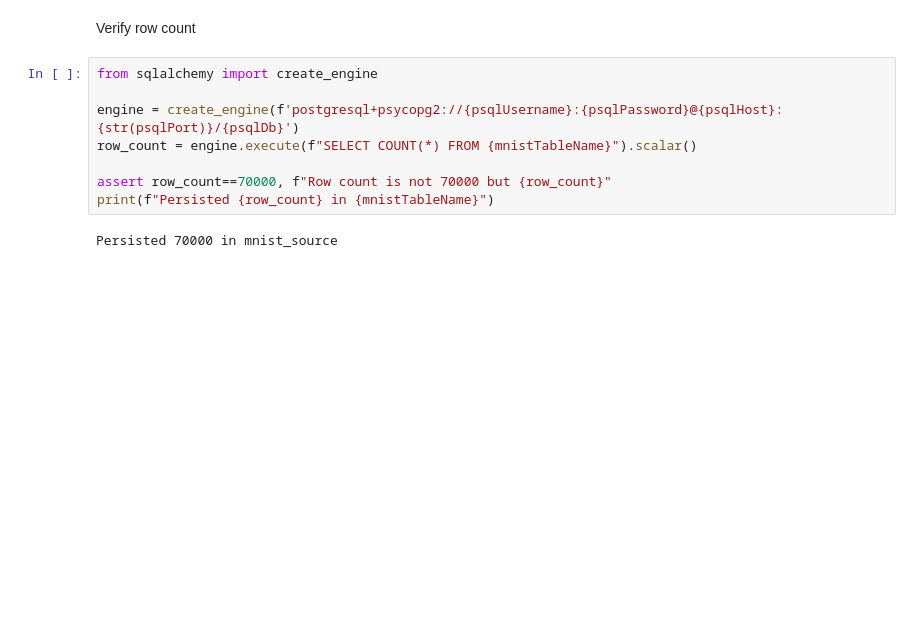
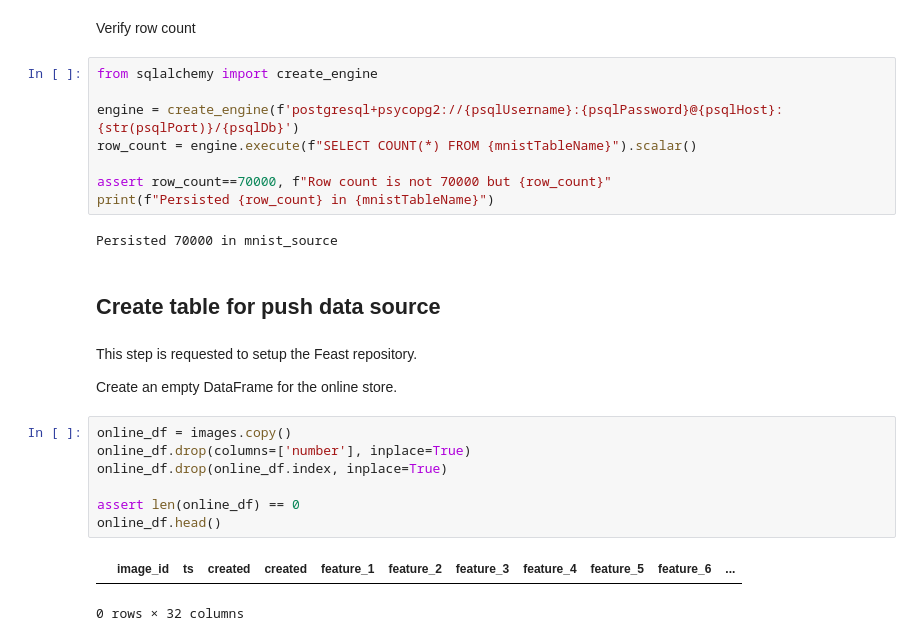
Before and after one commit to RHEcosystemAppEng/feast-workshop-team-share, a Jupyter notebook: feast_modelregistry/00-persist-mnist.ipynb, the cells around one changed output. Drawn from its saved outputs; the diff is of its cells as text; blank space fills up the shorter version.

```diff
--- a/feast_modelregistry/00-persist-mnist.ipynb
+++ b/feast_modelregistry/00-persist-mnist.ipynb
@@ -225,3 +226,19 @@ assert row_count==70000, f"Row count is not 70000 but {row_count}"
 print(f"Persisted {row_count} in {mnistTableName}")
 # %% [output]
 Persisted 70000 in mnist_source
+# %% [markdown]
+## Create table for push data source
+# %% [markdown]
+This step is requested to setup the Feast repository.
+
+Create an empty DataFrame for the online store.
+# %%
+online_df = images.copy()
+online_df.drop(columns=['number'], inplace=True)
+online_df.drop(online_df.index, inplace=True)
+
+assert len(online_df) == 0
+online_df.head()
+# %% [output]
+|  | image_id | ts | created | created | feature_1 | feature_2 | feature_3 | feature_4 | feature_5 | feature_6 | ... |
+0 rows × 32 columns
```
Also changed, not shown: parts of 3 cells of this notebook, 1 other file.
